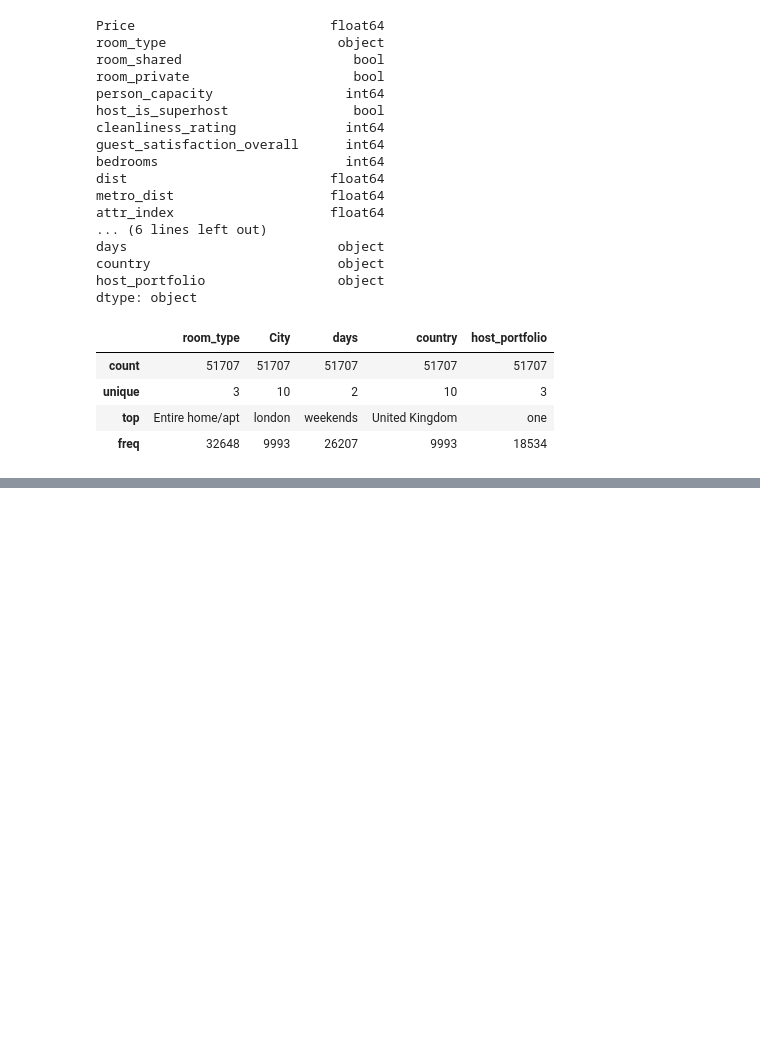
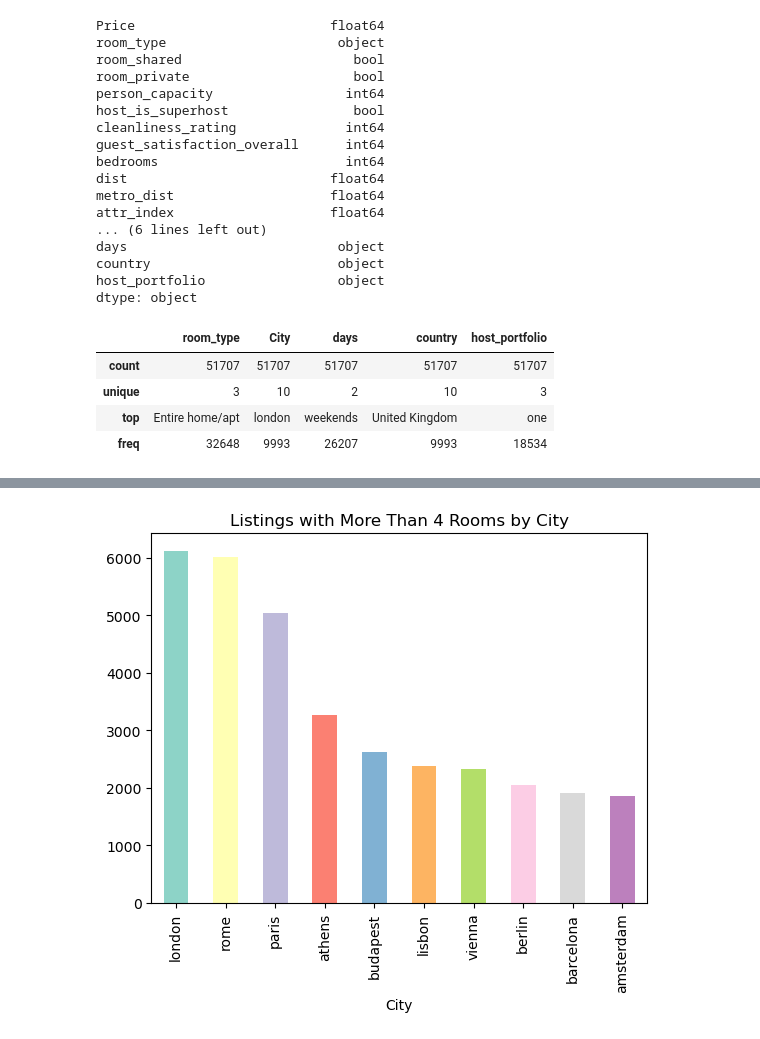
Before and after one commit to Titaniel3/ASDA_2025_Group_1_Portfolio_new, a Jupyter notebook: notebooks/Week4_Homework_neu.ipynb, the cells around one changed output, grey strips where cells are left out. Cells and saved outputs as stored; diff of their text form; code cells hidden in the pictures; blank space fills up the shorter version.

```diff
--- a/notebooks/Week4_Homework_neu.ipynb
+++ b/notebooks/Week4_Homework_neu.ipynb
@@ -270,0 +338,4 @@ df.describe ()
+# %%
+MF4 = df[df['host_portfolio'] > "more_than_four" ]['City'].value_counts().plot(kind='bar', color=plt.cm.Set3.colors, title='Listings with More Than 4 Rooms by City')
+# %% [output]
+[figure, added]
```
Also changed, not shown: parts of 12 cells of this notebook.
